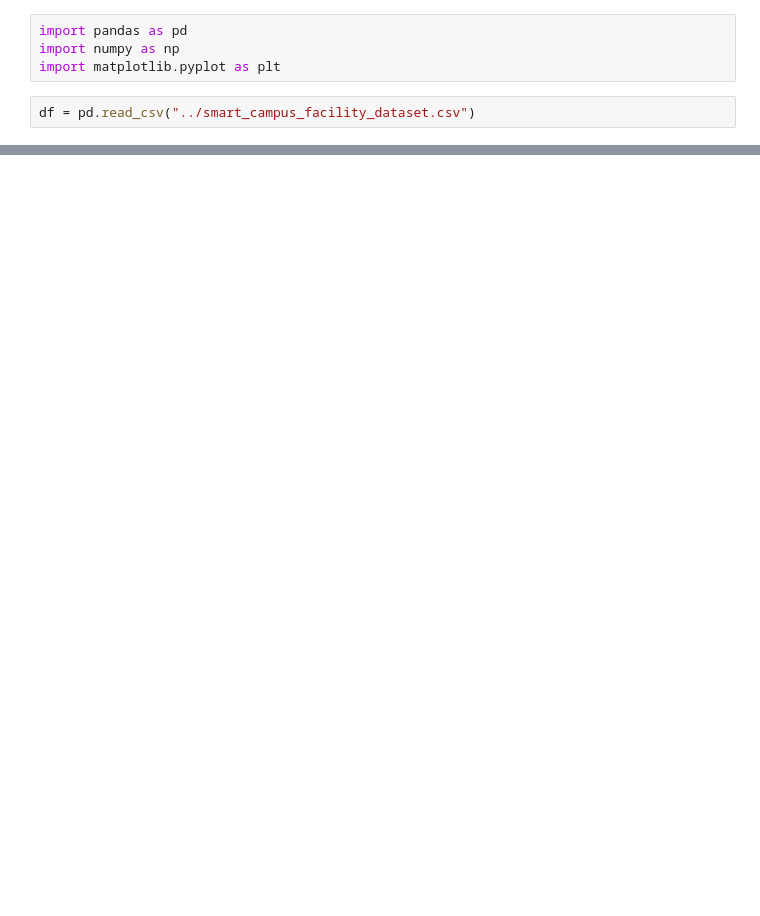
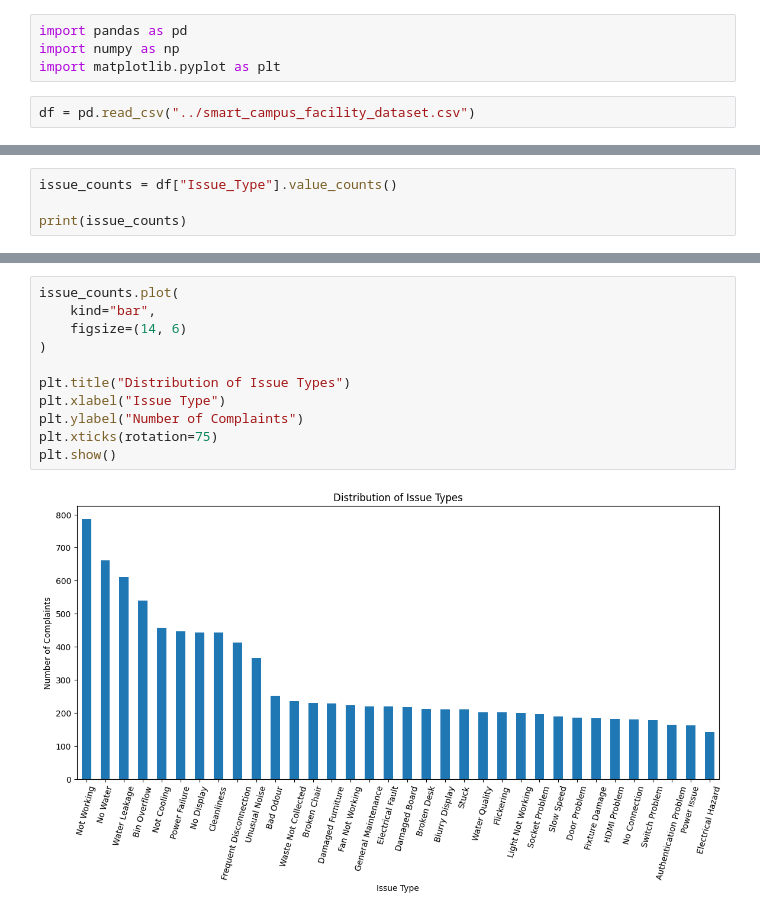
Before and after one commit to abdul-cs24/smart-campus-facility-prediction, a Jupyter notebook: notebooks/01_eda.ipynb, the cells around one changed output, grey strips where cells are left out. Cells and saved outputs as stored; diff of their text form; blank space fills up the shorter version.

```diff
--- a/notebooks/01_eda.ipynb
+++ b/notebooks/01_eda.ipynb
@@ -29,0 +100,4 @@ memory usage: 1.3 MB
+# %%
+issue_counts = df["Issue_Type"].value_counts()
+
+print(issue_counts)
@@ -29,0 +122,13 @@ memory usage: 1.3 MB
+# %%
+issue_counts.plot(
+    kind="bar",
+    figsize=(14, 6)
+)
+
+plt.title("Distribution of Issue Types")
+plt.xlabel("Issue Type")
+plt.ylabel("Number of Complaints")
+plt.xticks(rotation=75)
+plt.show()
+# %% [output]
+[figure, added]
```
Also changed, not shown: parts of 33 cells of this notebook, 12 other files.
